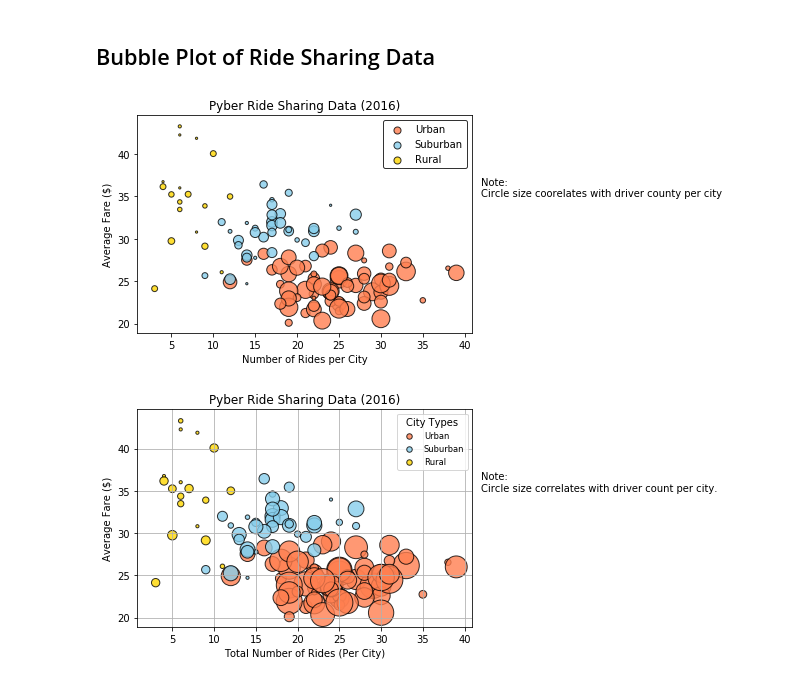
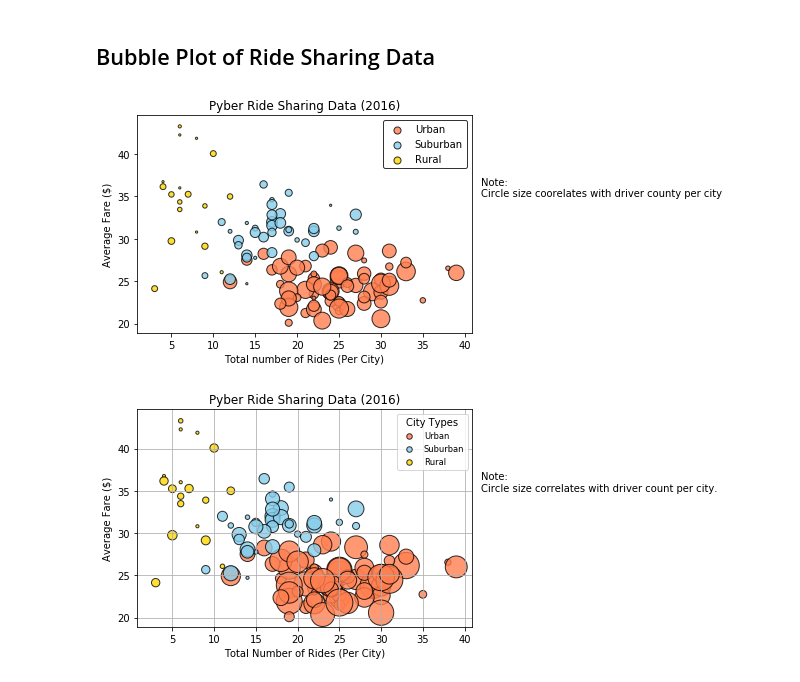
Before and after one commit to r33nava/Pyber, a Jupyter notebook: pyber_starter.ipynb, the cells around one changed output. Cells and saved outputs as stored; diff of their text form; code cells hidden in the pictures.

```diff
--- a/pyber_starter.ipynb
+++ b/pyber_starter.ipynb
@@ -89,35 +89,35 @@ plt.scatter(suburban_ride_count,
 
 plt.scatter(rural_ride_count,
            rural_avg_fare,
            edgecolor="black",
            c="gold",
            linewidths=1,
            marker="o",
            s=(rural_driver_count*5),
            alpha=0.8,
            label="Rural")
 
 
 # Create a legend
 
 plt.title('Pyber Ride Sharing Data (2016)')
 plt.text(42,35, "Note:\nCircle size coorelates with driver county per city")
-plt.xlabel('Number of Rides per City')
+plt.xlabel('Total number of Rides (Per City)')
 plt.ylabel('Average Fare ($)')
 
 
 # Incorporate a text label regarding circle size
 
 lgnd = plt.legend(frameon = True, edgecolor = 'black')
 lgnd.legendHandles[0]._sizes = [50]
 lgnd.legendHandles[1]._sizes = [50]
 lgnd.legendHandles[2]._sizes = [50]
 
 
 # Save Figure
 #plt.savefig("Fig1.png")
 # %% [output]
-[figure, old version]
+[figure, new version]
 # %%
 # Show plot
 plt.show()
```
